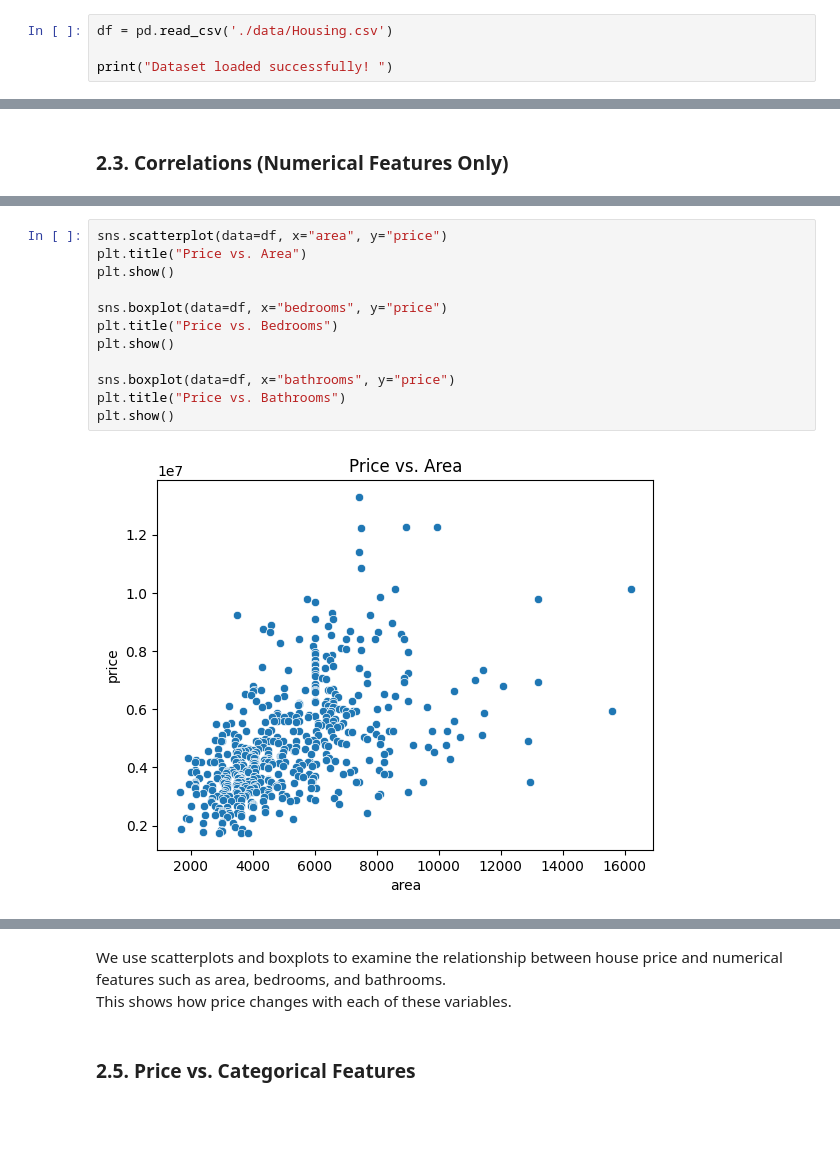
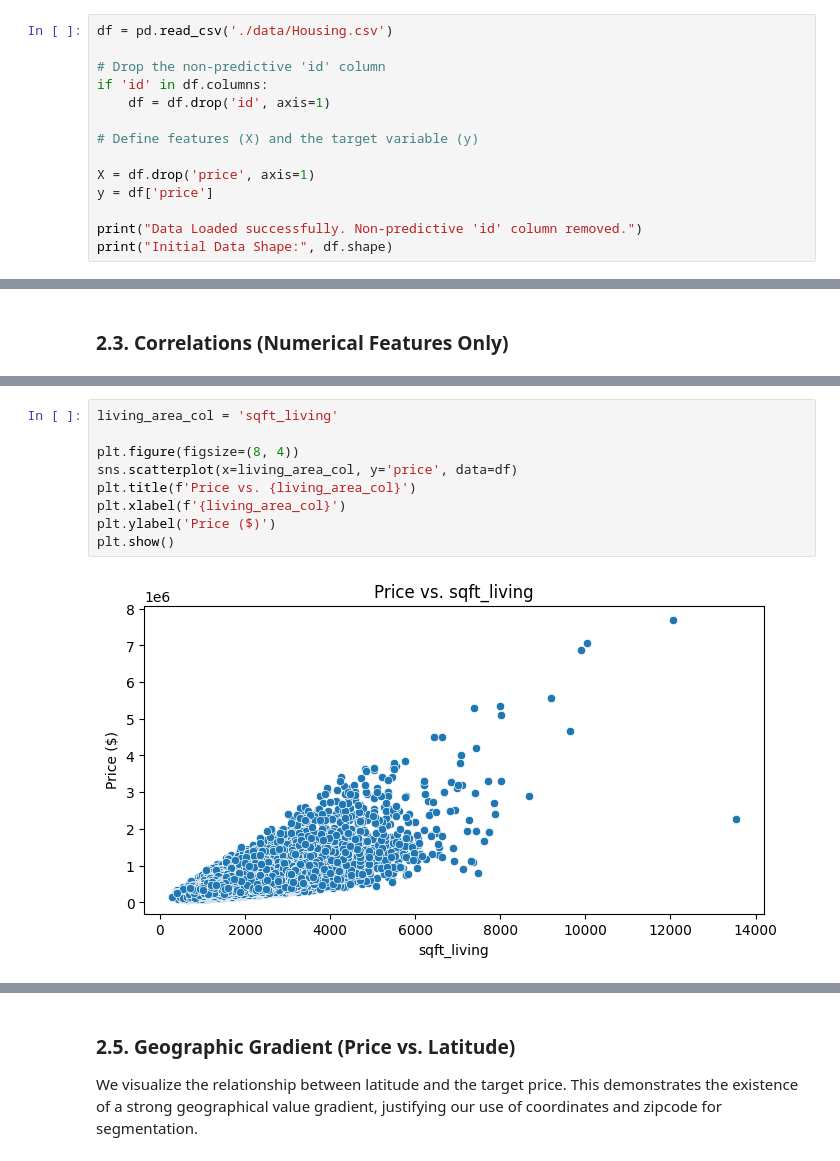
Before and after one commit to RehamAbuarqoub/Estatemate, a Jupyter notebook: script.ipynb, the cells around one changed output, grey strips where cells are left out. Saved outputs shown, nothing was run; the diff lists cells and outputs as text; blank space fills up the shorter version.

```diff
--- a/script.ipynb
+++ b/script.ipynb
@@ -52,5 +59,15 @@ from sklearn.ensemble import RandomForestRegressor, GradientBoostingRegressor
 # %%
 df = pd.read_csv('./data/Housing.csv')
 
-print("Dataset loaded successfully! ")
+# Drop the non-predictive 'id' column
+if 'id' in df.columns:
+    df = df.drop('id', axis=1)
+
+# Define features (X) and the target variable (y)
+
+X = df.drop('price', axis=1)
+y = df['price']
+
+print("Data Loaded successfully. Non-predictive 'id' column removed.")
+print("Initial Data Shape:", df.shape)
 # %% [output]
@@ -123,14 +156,11 @@ This helps us identify which features (like area, bedrooms, or parking) are most
 # %%
-sns.scatterplot(data=df, x="area", y="price")
-plt.title("Price vs. Area")
+living_area_col = 'sqft_living'
+
+plt.figure(figsize=(8, 4))
+sns.scatterplot(x=living_area_col, y='price', data=df)
+plt.title(f'Price vs. {living_area_col}')
+plt.xlabel(f'{living_area_col}')
+plt.ylabel('Price ($)')
 plt.show()
-
-sns.boxplot(data=df, x="bedrooms", y="price")
-plt.title("Price vs. Bedrooms")
-plt.show()
-
-sns.boxplot(data=df, x="bathrooms", y="price")
-plt.title("Price vs. Bathrooms")
-plt.show()
 # %% [output]
-[figure, old version]
+[figure, new version]
@@ -139,7 +167,5 @@ plt.show()
-# %% [markdown]
-
-We use scatterplots and boxplots to examine the relationship between house price and numerical features such as area, bedrooms, and bathrooms.
-This shows how price changes with each of these variables.
 # %% [markdown]
-### 2.5. Price vs. Categorical Features
+### 2.5. Geographic Gradient (Price vs. Latitude)
+
+We visualize the relationship between latitude and the target price. This demonstrates the existence of a strong geographical value gradient, justifying our use of coordinates and zipcode for segmentation.
 # %%
```
Also changed, not shown: parts of 45 cells of this notebook, 3 other files.
